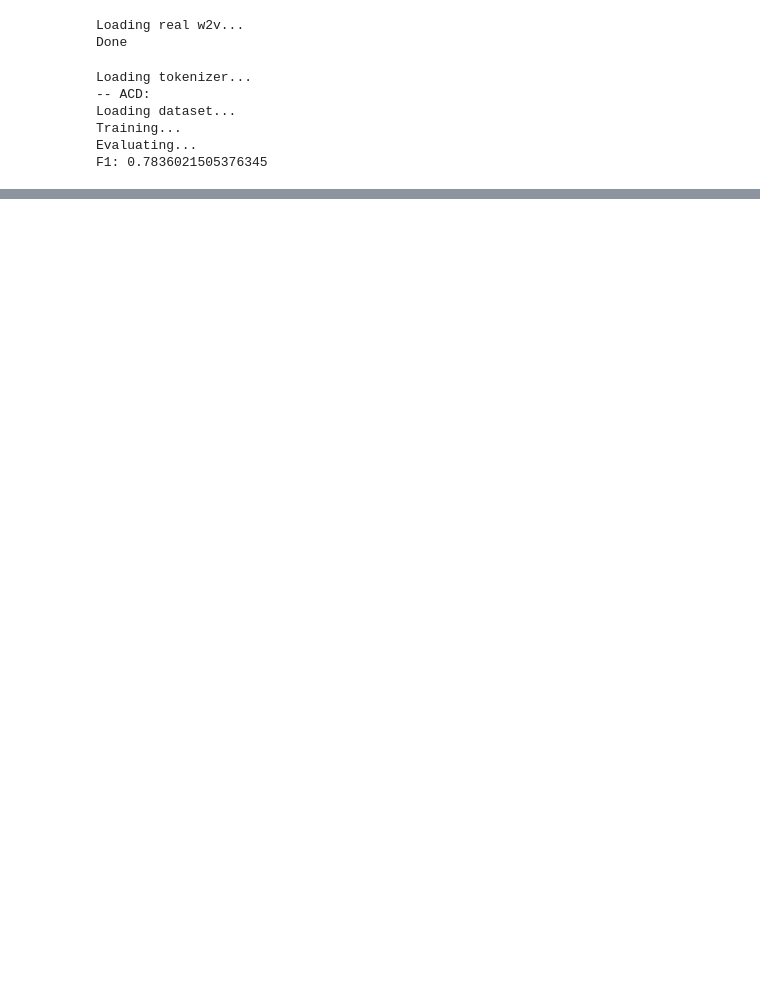
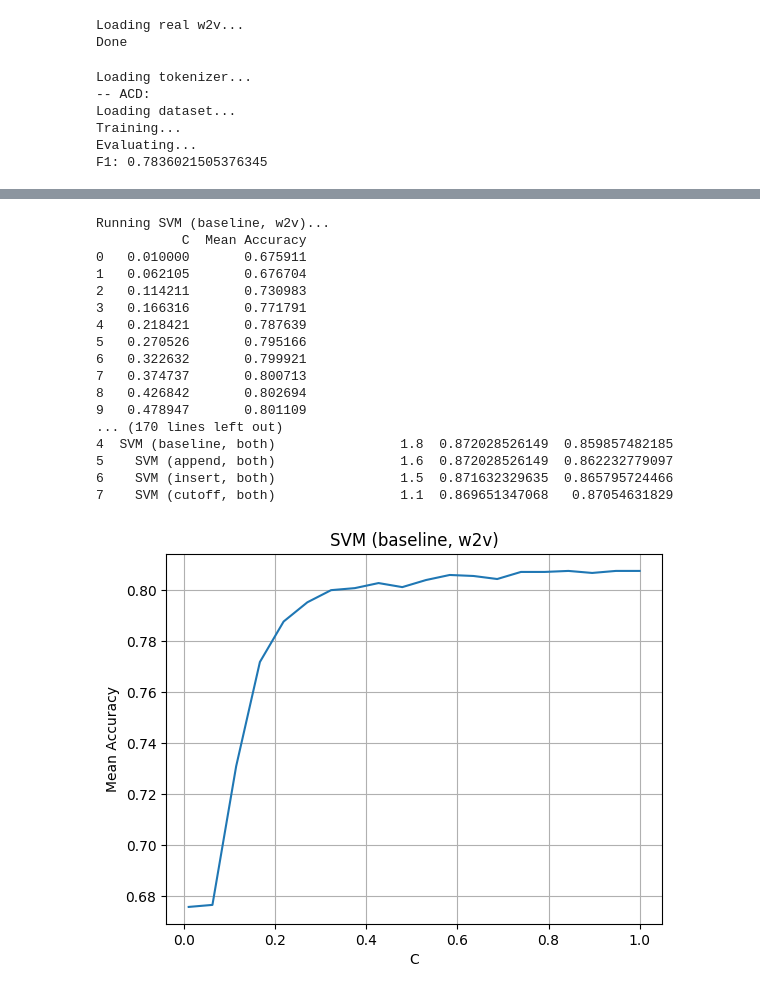
Before and after one commit to alekseyl1992/absa, a Jupyter notebook: pd_nb.ipynb, the cells around one changed output, grey strips where cells are left out. Cells and saved outputs as stored; diff of their text form; code cells hidden in the pictures; blank space fills up the shorter version.

```diff
--- a/pd_nb.ipynb
+++ b/pd_nb.ipynb
@@ -29,5 +29,5 @@ F1: 0.7836021505376345
 import polarity
 reload(polarity)
 pd_ = polarity.PD(w2v, acd_)
-# datasets = pd_.load_grid_datasets()
+datasets = pd_.load_grid_datasets()
 # %% [output]
@@ -35,5 +51,24 @@ Using TensorFlow backend.
 # %%
 import polarity
 reload(polarity)
 pd_ = polarity.PD(w2v, acd_)
-# pd_.grid_search_pd(datasets, n_jobs=4)
+pd_.grid_search_pd(datasets, n_jobs=6)
+# %% [output]
+Running SVM (baseline, w2v)...
+           C  Mean Accuracy
+0   0.010000       0.675911
+1   0.062105       0.676704
+2   0.114211       0.730983
+3   0.166316       0.771791
+4   0.218421       0.787639
+5   0.270526       0.795166
+6   0.322632       0.799921
+7   0.374737       0.800713
+8   0.426842       0.802694
+9   0.478947       0.801109
+... (170 lines left out)
+4  SVM (baseline, both)                1.8  0.872028526149  0.859857482185
+5    SVM (append, both)                1.6  0.872028526149  0.862232779097
+6    SVM (insert, both)                1.5  0.871632329635  0.865795724466
+7    SVM (cutoff, both)                1.1  0.869651347068   0.87054631829
+[figure, added]
```
Also changed, not shown: parts of 6 cells of this notebook, 1 other file.
